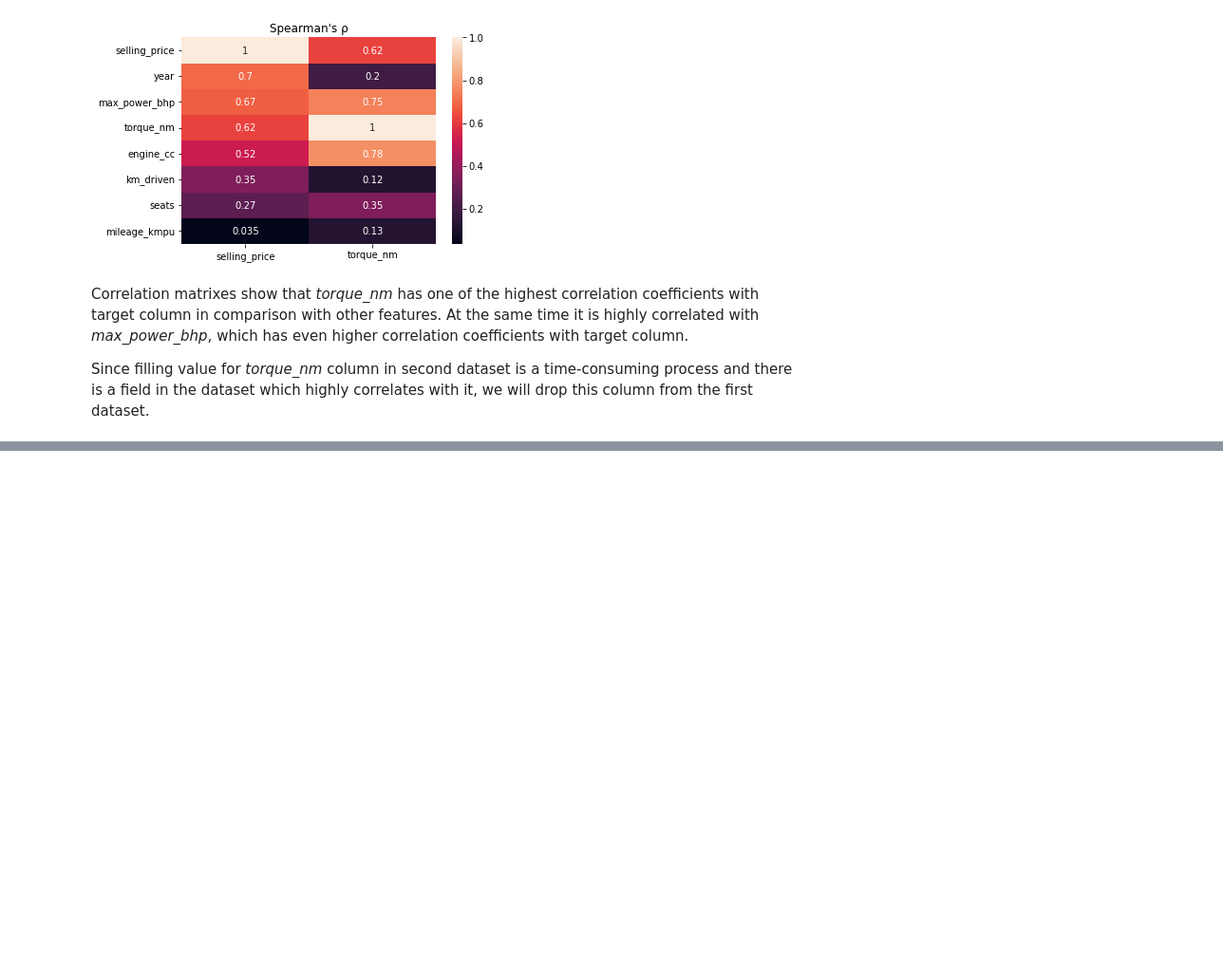
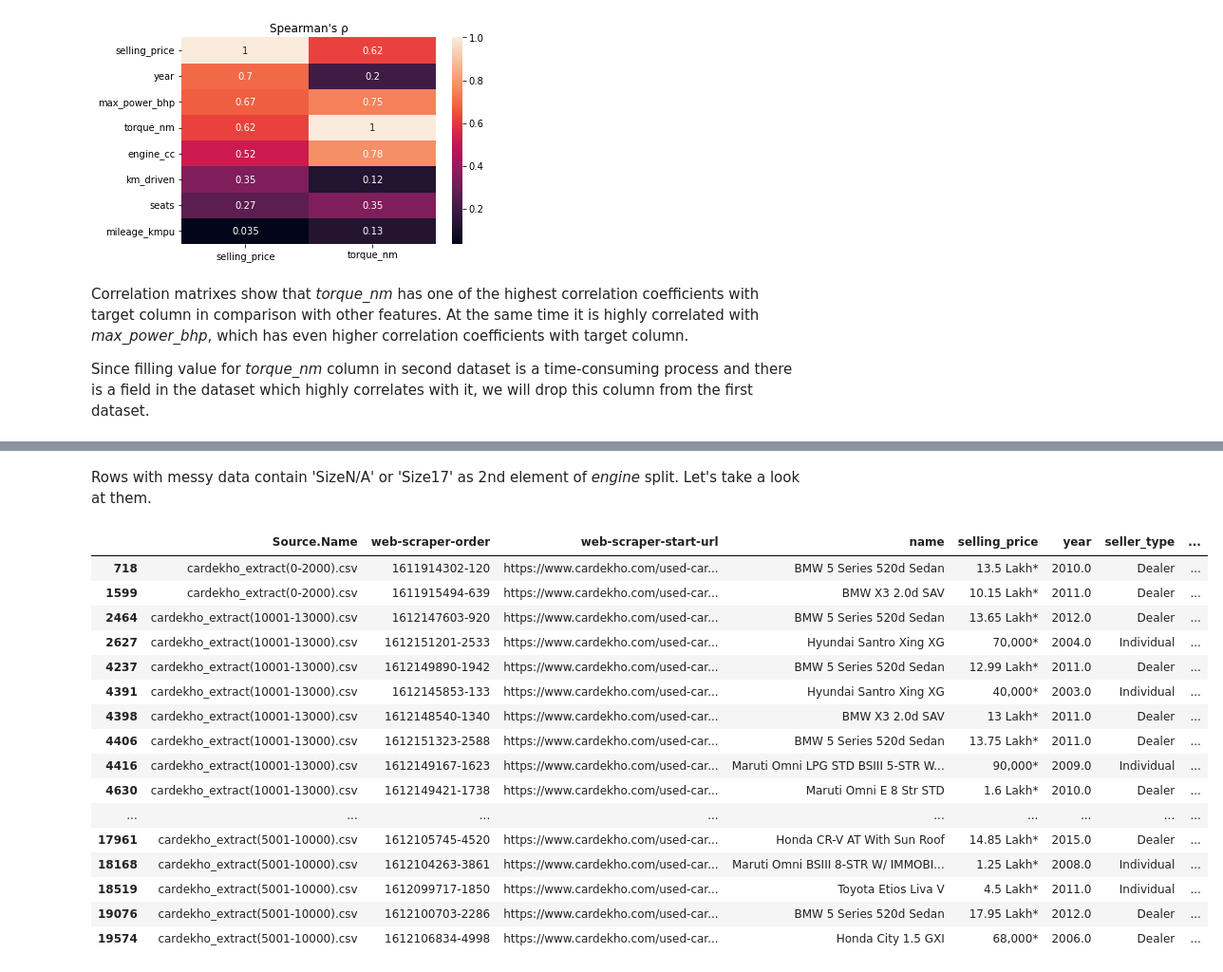
Before and after one commit to ZaikaBohdan/ds_car_price_proj, a Jupyter notebook: car_price_pred.ipynb, the cells around one changed output, grey strips where cells are left out. Shown at 95% size. Drawn from its saved outputs; the diff is of its cells as text; code cells hidden in the pictures; blank space fills up the shorter version.

Commit message:
Update notebook: Adding 'Data cleaning of Used Car Prices in India dataset' section

```diff
--- a/car_price_pred.ipynb
+++ b/car_price_pred.ipynb
@@ -236,4 +239,16 @@ raw_data_1.head()
 ### Converting *mileage, engine* and *max_power* to numeric data type
 
 Columns *mileage, engine* and *max_power* have a simpler and identical formats of values (*{value of the field} {unit of the field}*), so we will convert them first.
+# %%
+def split_val_unit(df, cols):
+    data = df.copy()
+    for name in cols:
+        try:
+            data[[name+'_val', name+'_unit']] = data[name].str.split(expand=True)
+
+        except Exception as e:
+            print(f'Error ({name} column):')
+            print(e)
+
+    return data
 # %%
@@ -622,0 +685,2 @@ raw_data_1.drop(columns='torque_nm', inplace=True)
+# %%
+raw_data_2.drop(columns='new-price', inplace=True)
@@ -622,0 +727,13 @@ raw_data_1.drop(columns='torque_nm', inplace=True)
+# %%
+# step 1
+for col, word in zip(['mileage', 'engine', 'max_power', 'seats'], ['Mileage', 'Engine', 'Max Power', 'Seats']):
+    raw_data_2[col] = raw_data_2[col].str.replace(word,'').str.strip('\n')
+
+# step 2
+raw_data_2['km_driven'] = raw_data_2['km_driven'].str.replace(',','')
+
+# step 3
+conv_cols_2 = ['selling_price', 'km_driven', 'mileage', 'engine', 'max_power']
+raw_data_2 = split_val_unit(raw_data_2, conv_cols_2)
+
+raw_data_2.head()
@@ -622,0 +751,3 @@ raw_data_1.drop(columns='torque_nm', inplace=True)
+# %%
+tmp = raw_data_2['engine'].str.split(expand=True)
+tmp.head()
@@ -622,0 +782,22 @@ raw_data_1.drop(columns='torque_nm', inplace=True)
+# %% [markdown]
+Rows with messy data contain 'SizeN/A' or 'Size17' as 2nd element of *engine* split. Let's take a look at them.
+# %%
+raw_data_2[tmp.iloc[:,1].isin(['SizeN/A', 'Size17'])]
+# %% [output]
+|  | Source.Name | web-scraper-order | web-scraper-start-url | name | selling_price | year | seller_type | ... |
+| 718 | cardekho_extract(0-2000).csv | 1611914302-120 | https://www.cardekho.com/used-car... | BMW 5 Series 520d Sedan | 13.5 Lakh* | 2010.0 | Dealer | ... |
+| 1599 | cardekho_extract(0-2000).csv | 1611915494-639 | https://www.cardekho.com/used-car... | BMW X3 2.0d SAV | 10.15 Lakh* | 2011.0 | Dealer | ... |
+| 2464 | cardekho_extract(10001-13000).csv | 1612147603-920 | https://www.cardekho.com/used-car... | BMW 5 Series 520d Sedan | 13.65 Lakh* | 2012.0 | Dealer | ... |
+| 2627 | cardekho_extract(10001-13000).csv | 1612151201-2533 | https://www.cardekho.com/used-car... | Hyundai Santro Xing XG | 70,000* | 2004.0 | Individual | ... |
+| 4237 | cardekho_extract(10001-13000).csv | 1612149890-1942 | https://www.cardekho.com/used-car... | BMW 5 Series 520d Sedan | 12.99 Lakh* | 2011.0 | Dealer | ... |
+| 4391 | cardekho_extract(10001-13000).csv | 1612145853-133 | https://www.cardekho.com/used-car... | Hyundai Santro Xing XG | 40,000* | 2003.0 | Individual | ... |
+| 4398 | cardekho_extract(10001-13000).csv | 1612148540-1340 | https://www.cardekho.com/used-car... | BMW X3 2.0d SAV | 13 Lakh* | 2011.0 | Dealer | ... |
+| 4406 | cardekho_extract(10001-13000).csv | 1612151323-2588 | https://www.cardekho.com/used-car... | BMW 5 Series 520d Sedan | 13.75 Lakh* | 2011.0 | Dealer | ... |
+| 4416 | cardekho_extract(10001-13000).csv | 1612149167-1623 | https://www.cardekho.com/used-car... | Maruti Omni LPG STD BSIII 5-STR W... | 90,000* | 2009.0 | Individual | ... |
+| 4630 | cardekho_extract(10001-13000).csv | 1612149421-1738 | https://www.cardekho.com/used-car... | Maruti Omni E 8 Str STD | 1.6 Lakh* | 2010.0 | Dealer | ... |
+| ... | ... | ... | ... | ... | ... | ... | ... | ... |
+| 17961 | cardekho_extract(5001-10000).csv | 1612105745-4520 | https://www.cardekho.com/used-car... | Honda CR-V AT With Sun Roof | 14.85 Lakh* | 2015.0 | Dealer | ... |
+| 18168 | cardekho_extract(5001-10000).csv | 1612104263-3861 | https://www.cardekho.com/used-car... | Maruti Omni BSIII 8-STR W/ IMMOBI... | 1.25 Lakh* | 2008.0 | Individual | ... |
+| 18519 | cardekho_extract(5001-10000).csv | 1612099717-1850 | https://www.cardekho.com/used-car... | Toyota Etios Liva V | 4.5 Lakh* | 2011.0 | Individual | ... |
+| 19076 | cardekho_extract(5001-10000).csv | 1612100703-2286 | https://www.cardekho.com/used-car... | BMW 5 Series 520d Sedan | 17.95 Lakh* | 2012.0 | Dealer | ... |
+| 19574 | cardekho_extract(5001-10000).csv | 1612106834-4998 | https://www.cardekho.com/used-car... | Honda City 1.5 GXI | 68,000* | 2006.0 | Dealer | ... |
```
Also changed, not shown: parts of 35 cells of this notebook, 6 other files.
